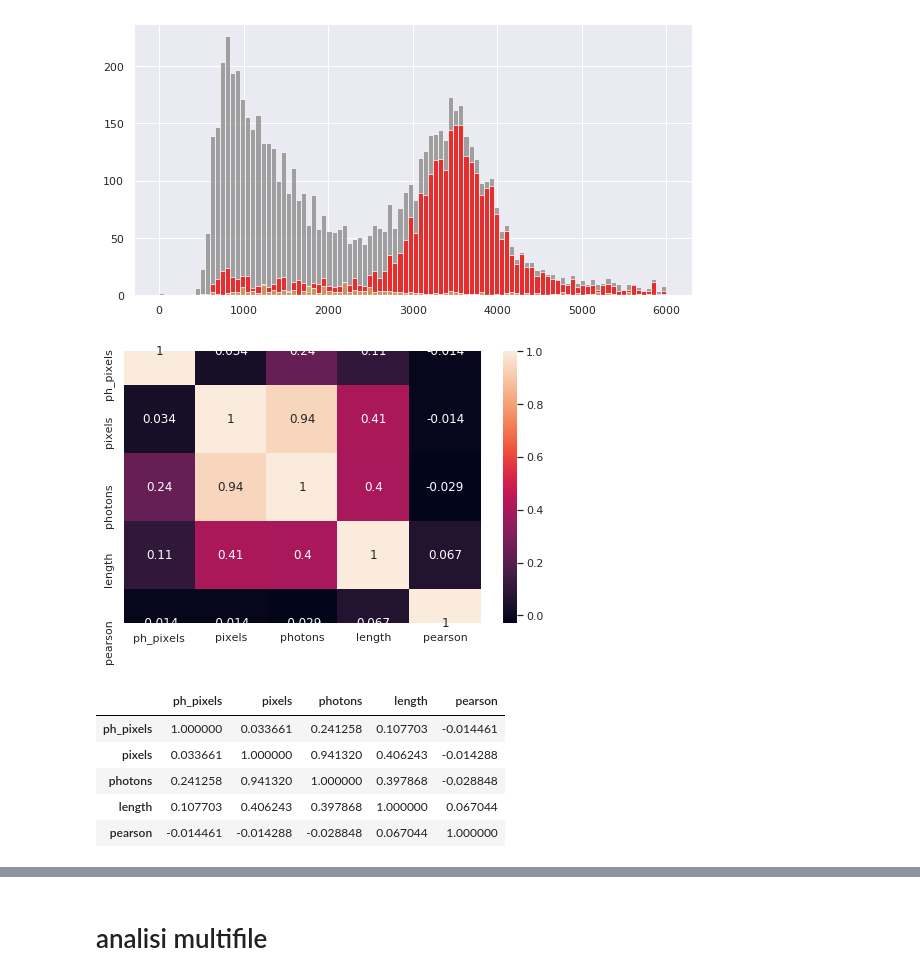
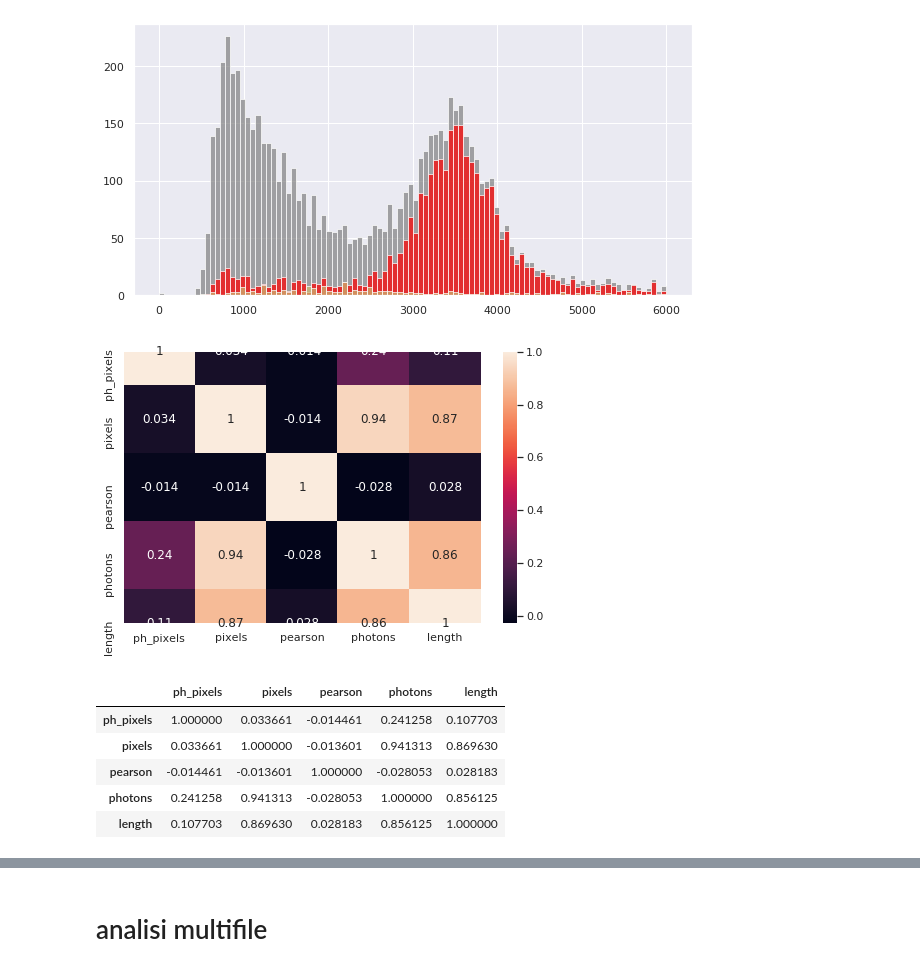
Before and after one commit to gmazzitelli/cygno_cloud, a Jupyter notebook: AnalisiCluster.ipynb, the cells around one changed output, grey strips where cells are left out. Drawn from its saved outputs; the diff is of its cells as text; code cells hidden in the pictures.

```diff
--- a/AnalisiCluster.ipynb
+++ b/AnalisiCluster.ipynb
@@ -378,20 +378,20 @@ plt.show()
 # %%
 import seaborn as sns
 # pixels	photons	ph_pixels	x0start	y0start	x0end	y0end	length	mse	r2
-features = df[['ph_pixels','pixels', 'photons', 'length', 'pearson']][df['length']>0].copy()
+features = df[['ph_pixels','pixels','pearson', 'photons', 'length']][df['ph_pixels']>0].copy()
 plt.figure(figsize = (8,5))
 sns.heatmap(features.corr(), annot=True)
 plt.show()
 
 features.corr()
 # %% [output]
-[figure, old version]
+[figure, new version]
-|  | ph_pixels | pixels | photons | length | pearson |
-| ph_pixels | 1.000000 | 0.033661 | 0.241258 | 0.107703 | -0.014461 |
-| pixels | 0.033661 | 1.000000 | 0.941320 | 0.406243 | -0.014288 |
-| photons | 0.241258 | 0.941320 | 1.000000 | 0.397868 | -0.028848 |
-| length | 0.107703 | 0.406243 | 0.397868 | 1.000000 | 0.067044 |
-| pearson | -0.014461 | -0.014288 | -0.028848 | 0.067044 | 1.000000 |
+|  | ph_pixels | pixels | pearson | photons | length |
+| ph_pixels | 1.000000 | 0.033661 | -0.014461 | 0.241258 | 0.107703 |
+| pixels | 0.033661 | 1.000000 | -0.013601 | 0.941313 | 0.869630 |
+| pearson | -0.014461 | -0.013601 | 1.000000 | -0.028053 | 0.028183 |
+| photons | 0.241258 | 0.941313 | -0.028053 | 1.000000 | 0.856125 |
+| length | 0.107703 | 0.869630 | 0.028183 | 0.856125 | 1.000000 |
 # %%
 sns.pairplot(features.sample(100))
 plt.show()
```
Also changed, not shown: parts of 8 cells of this notebook, 1 other file.
